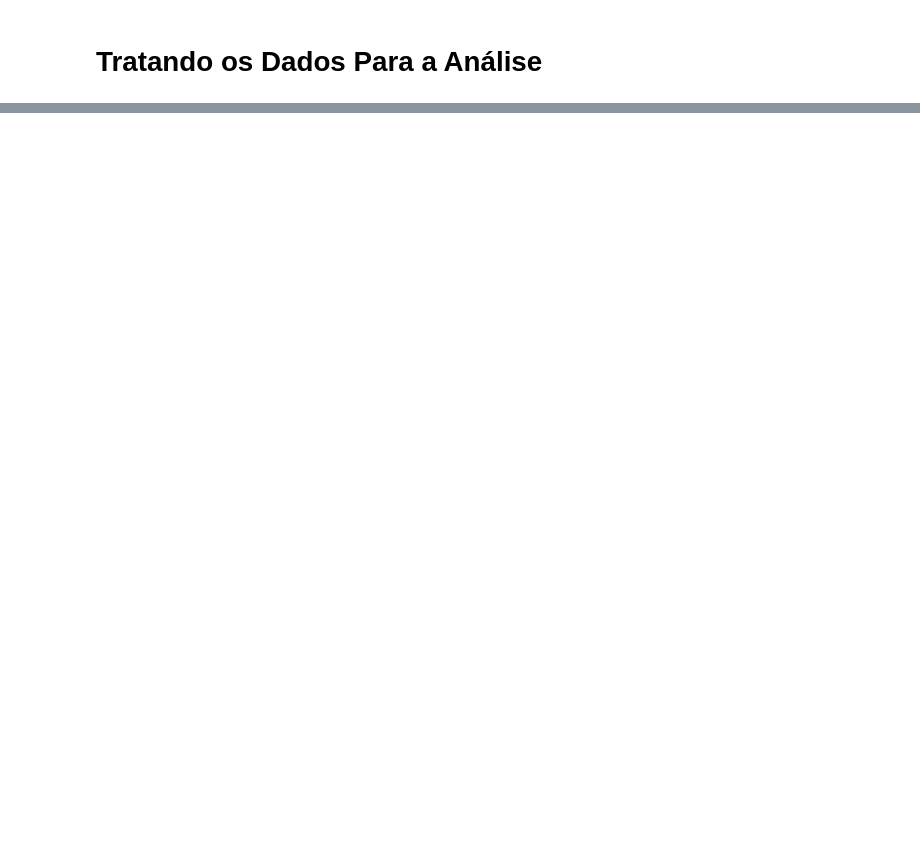
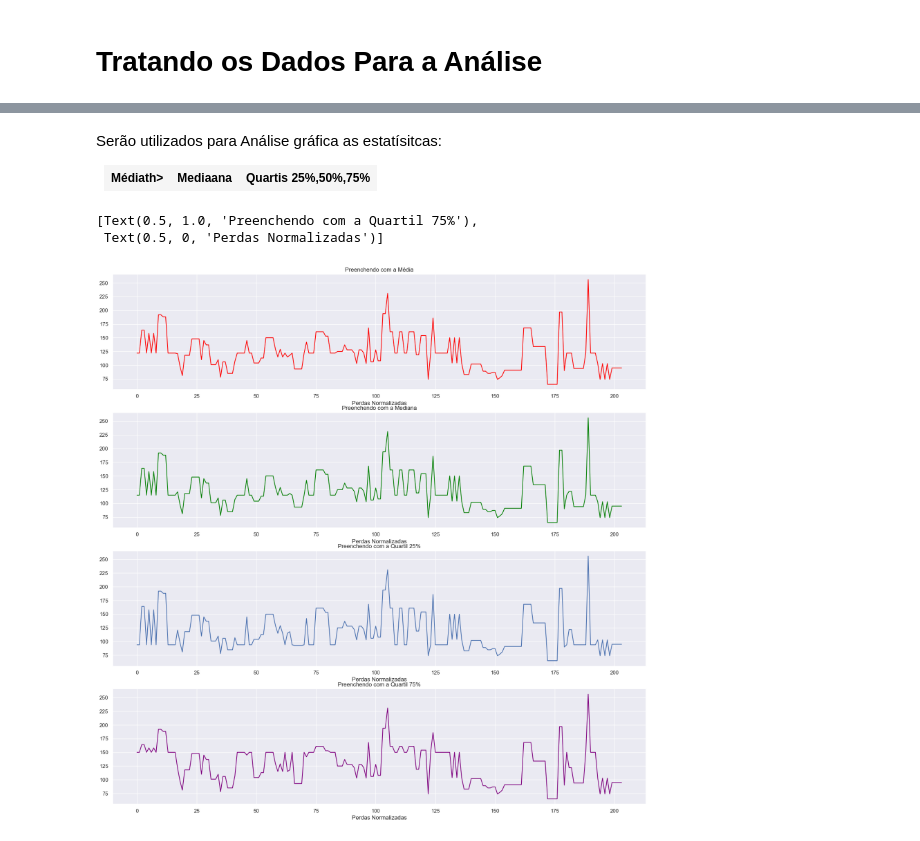
Before and after one commit to dimitriribeiro/predicting-prices, a Jupyter notebook: pricing-preditivo.ipynb, the cells around one changed output, grey strips where cells are left out. Cells and saved outputs as stored; diff of their text form; code cells hidden in the pictures; blank space fills up the shorter version.

Commit message:
atualizando código de análise

```diff
--- a/pricing-preditivo.ipynb
+++ b/pricing-preditivo.ipynb
@@ -205,3 +134,0 @@ memory usage: 40.0+ KB
-# %%
-dataset_carros['normalized-losses'] = dataset_carros['normalized-losses'].astype('float')
-dataset_carros['normalized-losses'].plot(title='Antes da Intepolação')
@@ -211,3 +134,0 @@ dataset_carros['normalized-losses'].plot(title='Antes da Intepolação')
-# %%
-dataset_carros['normalized-losses'].fillna(dataset_carros['normalized-losses'].median(), inplace=True)
-dataset_carros['normalized-losses'].plot(title='Depois da Interpolação')
@@ -218,0 +151,2 @@ dataset_carros['normalized-losses'].plot(title='Depois da Interpolação')
+# %%
+dataset_carros['níveis de perda normalizados'] = dataset_carros['níveis de perda normalizados'].astype('float')
@@ -218,0 +155,3 @@ dataset_carros['normalized-losses'].plot(title='Depois da Interpolação')
+# %%
+perdas_normalizada = dataset_carros['níveis de perda normalizados']
+perdas_normalizada.describe()
@@ -218,0 +168,30 @@ dataset_carros['normalized-losses'].plot(title='Depois da Interpolação')
+# %% [markdown]
+Serão utilizados para Análise gráfica as estatísitcas:
+<table>
+  <tr>
+    <th>Médiath>
+    <th>Mediaana</th>
+    <th>Quartis 25%,50%,75%</th>
+  </tr>
+</table>
+# %%
+media_dados = perdas_normalizada.fillna(perdas_normalizada.mean())
+mediana_dados = perdas_normalizada.fillna(perdas_normalizada.median())
+quartis_dados = [perdas_normalizada.fillna(perdas_normalizada.quantile(0.25)),
+                                     perdas_normalizada.fillna(perdas_normalizada.quantile(0.75))]
+
+fig, ax = plt.subplots(4,1, figsize=(20, 20))
+
+ax[0].plot(media_dados, color='red')
+ax[1].plot(mediana_dados,color='green')
+ax[2].plot(quartis_dados[0])
+ax[3].plot(quartis_dados[1],color='purple')
+
+ax[0].set(title='Preenchendo com a Média', xlabel='Perdas Normalizadas')
+ax[1].set(title='Preenchendo com a Mediana', xlabel='Perdas Normalizadas')
+ax[2].set(title='Preenchendo com a Quartil 25%', xlabel='Perdas Normalizadas')
+ax[3].set(title='Preenchendo com a Quartil 75%', xlabel='Perdas Normalizadas')
+# %% [output]
+[Text(0.5, 1.0, 'Preenchendo com a Quartil 75%'),
+ Text(0.5, 0, 'Perdas Normalizadas')]
+[figure, added]
```
Also changed, not shown: parts of 49 cells of this notebook.
